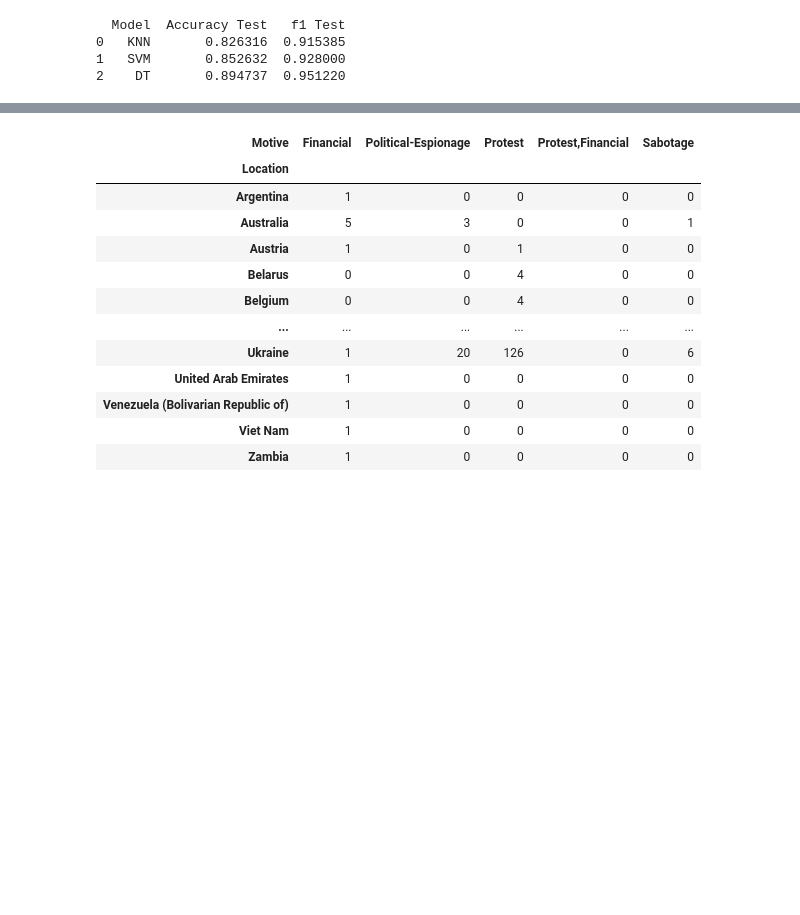
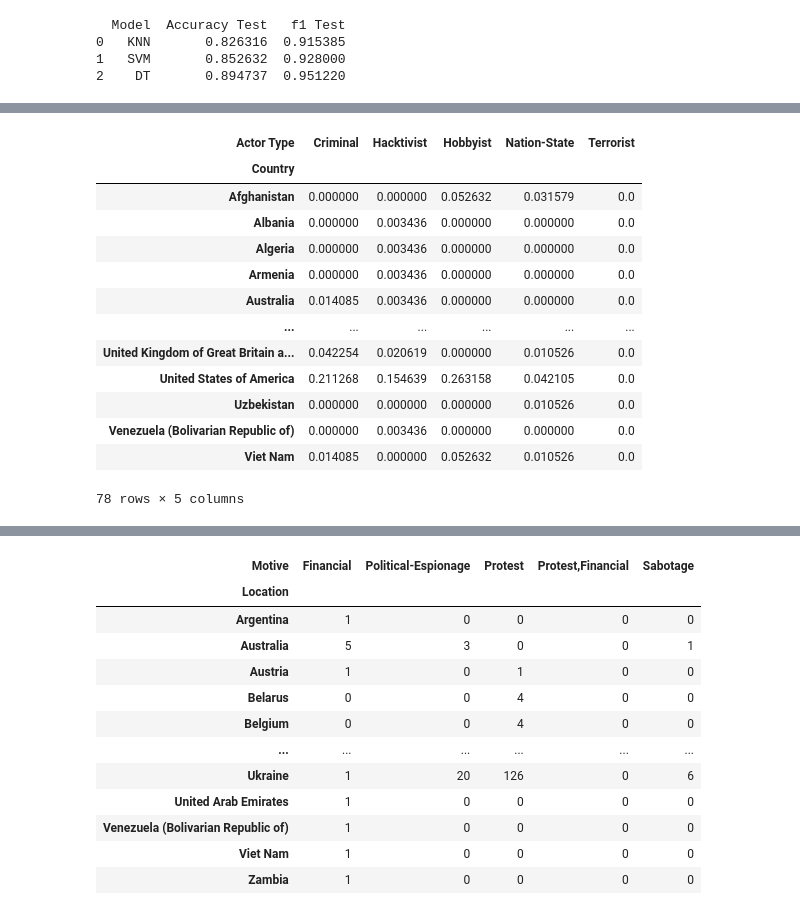
Before and after one commit to Sof0-0/CMPS3160_Project_CyberAttacks, a Jupyter notebook: DSProject.ipynb, the cells around one changed output, grey strips where cells are left out. Saved outputs shown, nothing was run; the diff lists cells and outputs as text; code cells hidden in the pictures; blank space fills up the shorter version.

```diff
--- a/DSProject.ipynb
+++ b/DSProject.ipynb
@@ -1045,0 +1033,19 @@ Length: 78, dtype: int64
+# %%
+# Given the actor type, the distribution of the actor's country
+type_country = counts_df.divide(actor_type_marg, axis=1)
+type_country
+# %% [output]
+| Actor Type | Criminal | Hacktivist | Hobbyist | Nation-State | Terrorist |
+| Country |  |  |  |  |  |
+| Afghanistan | 0.000000 | 0.000000 | 0.052632 | 0.031579 | 0.0 |
+| Albania | 0.000000 | 0.003436 | 0.000000 | 0.000000 | 0.0 |
+| Algeria | 0.000000 | 0.003436 | 0.000000 | 0.000000 | 0.0 |
+| Armenia | 0.000000 | 0.003436 | 0.000000 | 0.000000 | 0.0 |
+| Australia | 0.014085 | 0.003436 | 0.000000 | 0.000000 | 0.0 |
+| ... | ... | ... | ... | ... | ... |
+| United Kingdom of Great Britain a... | 0.042254 | 0.020619 | 0.000000 | 0.010526 | 0.0 |
+| United States of America | 0.211268 | 0.154639 | 0.263158 | 0.042105 | 0.0 |
+| Uzbekistan | 0.000000 | 0.000000 | 0.000000 | 0.010526 | 0.0 |
+| Venezuela (Bolivarian Republic of) | 0.000000 | 0.003436 | 0.000000 | 0.000000 | 0.0 |
+| Viet Nam | 0.014085 | 0.000000 | 0.052632 | 0.010526 | 0.0 |
+78 rows × 5 columns
```
Also changed, not shown: parts of 7 cells of this notebook.
